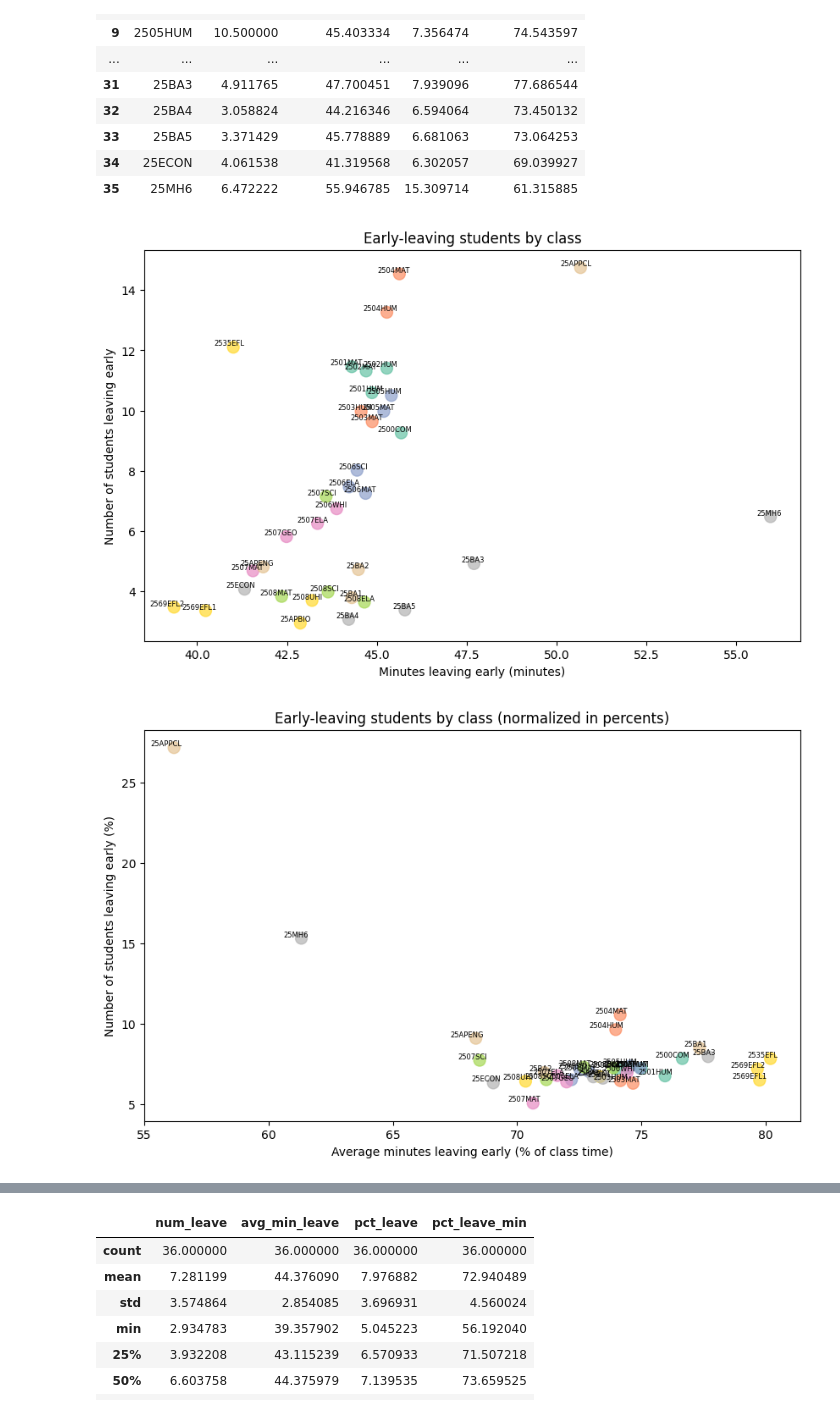
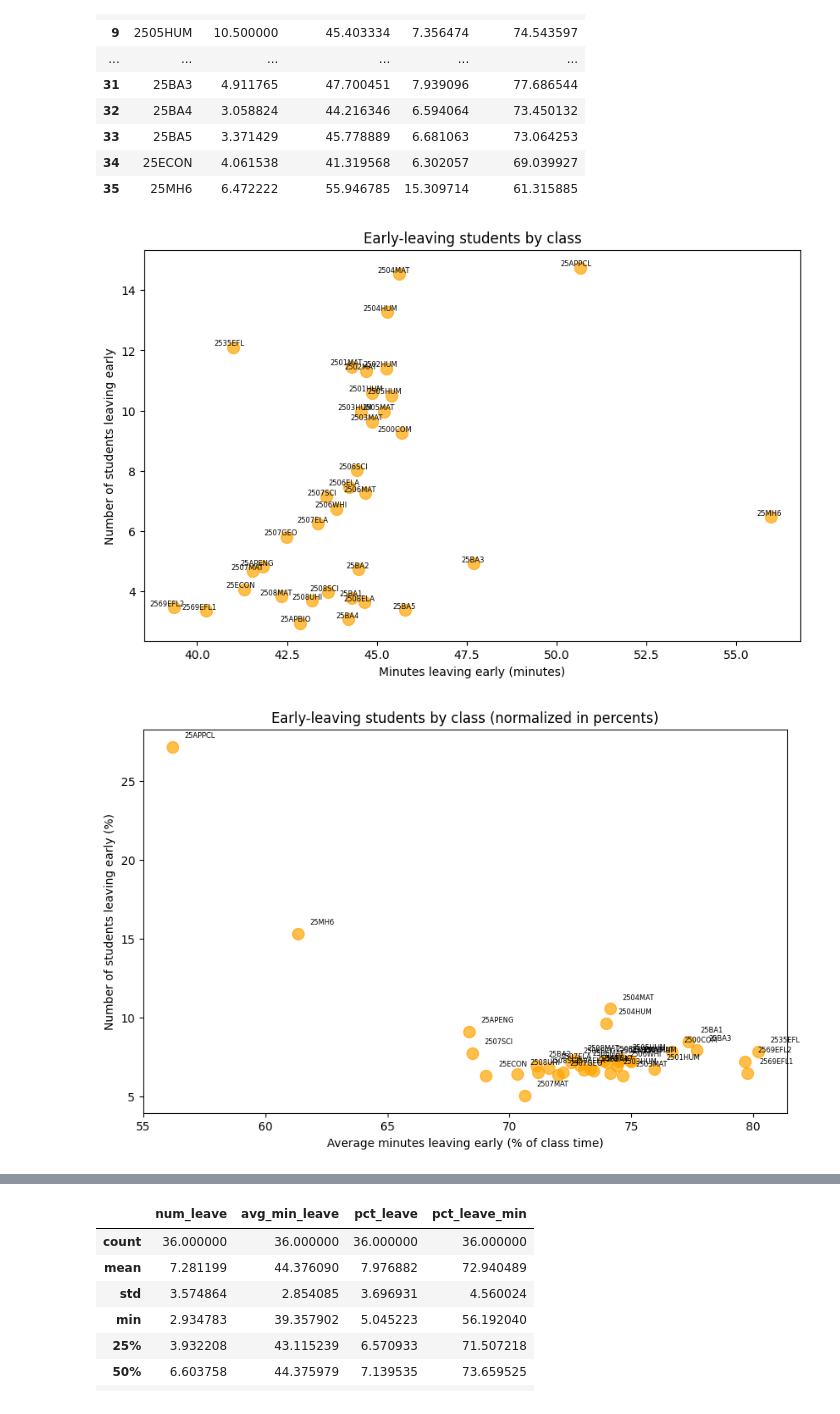
Before and after one commit to tthvan/Customer-Retention-Analysis, a Jupyter notebook: cleanin.ipynb, the cells around one changed output, grey strips where cells are left out. Cells and saved outputs as stored; diff of their text form; code cells hidden in the pictures.

```diff
--- a/cleanin.ipynb
+++ b/cleanin.ipynb
@@ -701,8 +702,8 @@ plt.figure(figsize=(10,6))
 scatter = plt.scatter(
     leave_stats_by_class['avg_min_leave'],
     leave_stats_by_class['num_leave'],
-    c=range(len(leave_stats_by_class)),
-    cmap='Set2',
+    #c=range(len(leave_stats_by_class)),
+    color='orange',
     s=100,
     alpha=0.7
 )
@@ -714,23 +715,24 @@ plt.ylabel('Number of students leaving early')
 plt.title('Early-leaving students by class')
 plt.show()
 # %% [output]
-[figure, old version]
+[figure, new version]
 # %%
 plt.figure(figsize=(10,6))
 scatter = plt.scatter(
     leave_stats_by_class['pct_leave_min'],
     leave_stats_by_class['pct_leave'],
-    c=range(len(leave_stats_by_class)),
-    cmap='Set2',
+    #c=range(len(leave_stats_by_class)),
+    #cmap='Set2',
+    color='orange',
     s=100,
     alpha=0.7
 )
 for i, row in leave_stats_by_class.iterrows():
-    plt.text(row['pct_leave_min']+0.3, row['pct_leave'], row['Topic'], fontsize=6, ha='right', va='bottom')
+    plt.text(row['pct_leave_min']+0.5, row['pct_leave'], row['Topic'], fontsize=6, ha='left', va='bottom')
 
 plt.xlabel('Average minutes leaving early (% of class time)')
 plt.ylabel('Number of students leaving early (%)')
 plt.title('Early-leaving students by class (normalized in percents)')
 plt.show()
 # %% [output]
-[figure, old version]
+[figure, new version]
```
Also changed, not shown: parts of 4 cells of this notebook.
